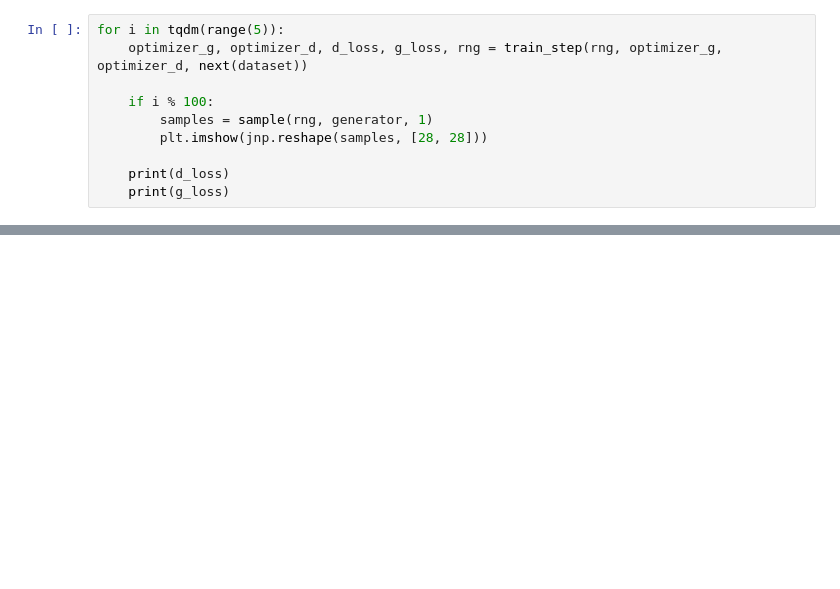
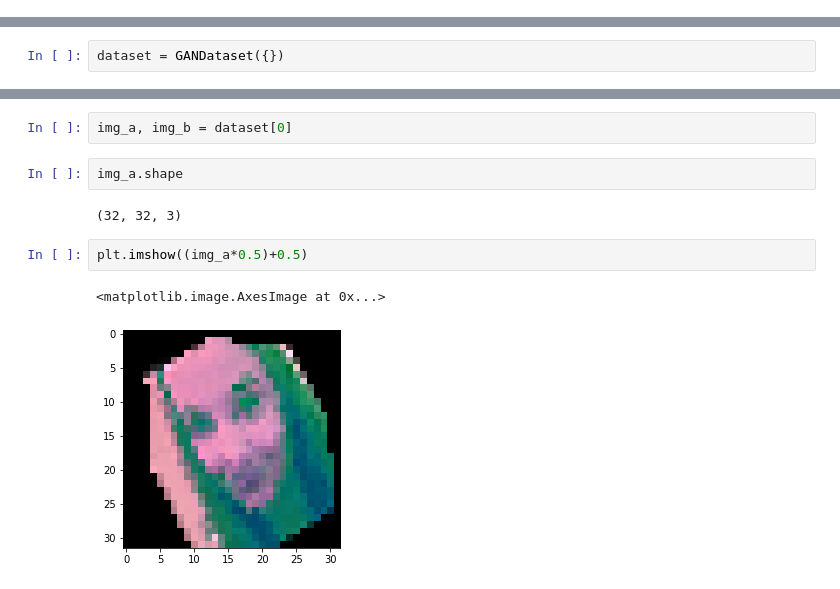
Before and after one commit to bkkaggle/jax-gans, a Jupyter notebook: playground.ipynb, the cells around one changed output, grey strips where cells are left out. Cells and saved outputs as stored; diff of their text form; blank space fills up the shorter version.

```diff
--- a/playground.ipynb
+++ b/playground.ipynb
@@ -344,10 +0,0 @@ def train_step(rng, optimizer_g, optimizer_d, batch):
-# %%
-for i in tqdm(range(5)):
-    optimizer_g, optimizer_d, d_loss, g_loss, rng = train_step(rng, optimizer_g, optimizer_d, next(dataset))
-
-    if i % 100:
-        samples = sample(rng, generator, 1)
-        plt.imshow(jnp.reshape(samples, [28, 28]))
-
-    print(d_loss)
-    print(g_loss)
@@ -364,0 +68,2 @@ for i in tqdm(range(5)):
+# %%
+dataset = GANDataset({})
@@ -364,0 +75,11 @@ for i in tqdm(range(5)):
+# %%
+img_a, img_b = dataset[0]
+# %%
+img_a.shape
+# %% [output]
+(32, 32, 3)
+# %%
+plt.imshow((img_a*0.5)+0.5)
+# %% [output]
+<matplotlib.image.AxesImage at 0x...>
+[figure, added]
```
Also changed, not shown: parts of 22 cells of this notebook, 2 other files.
